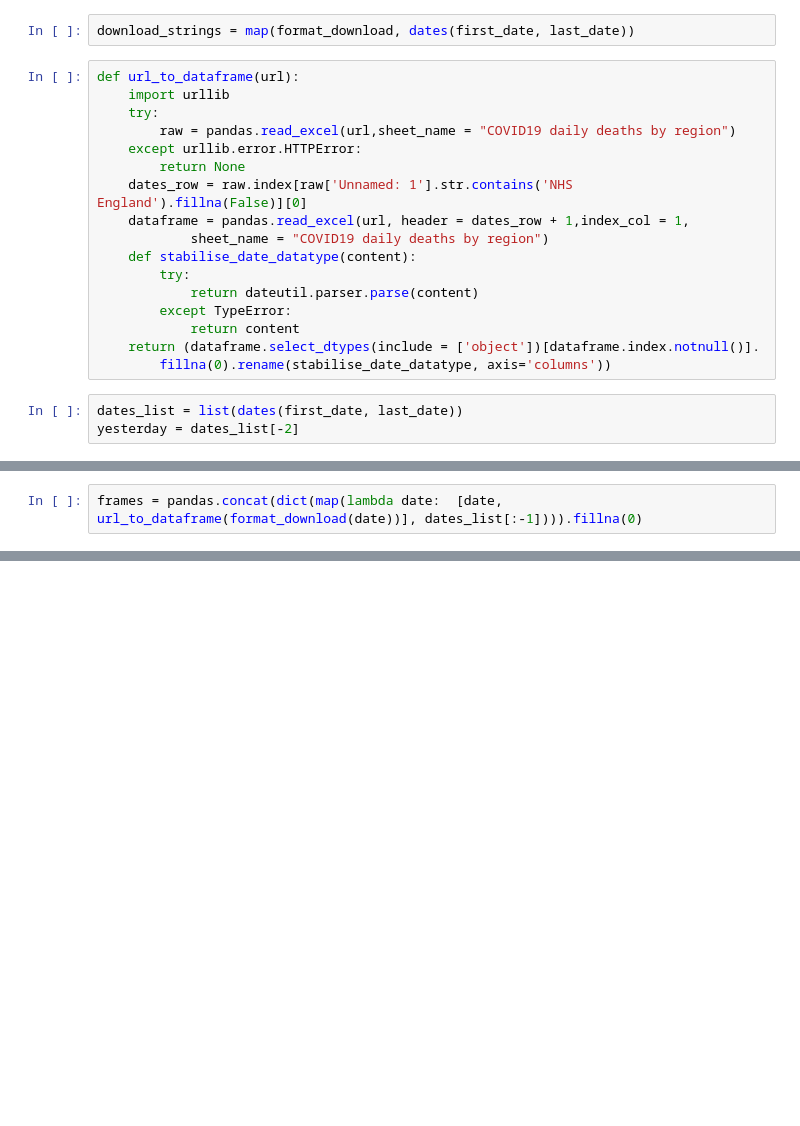
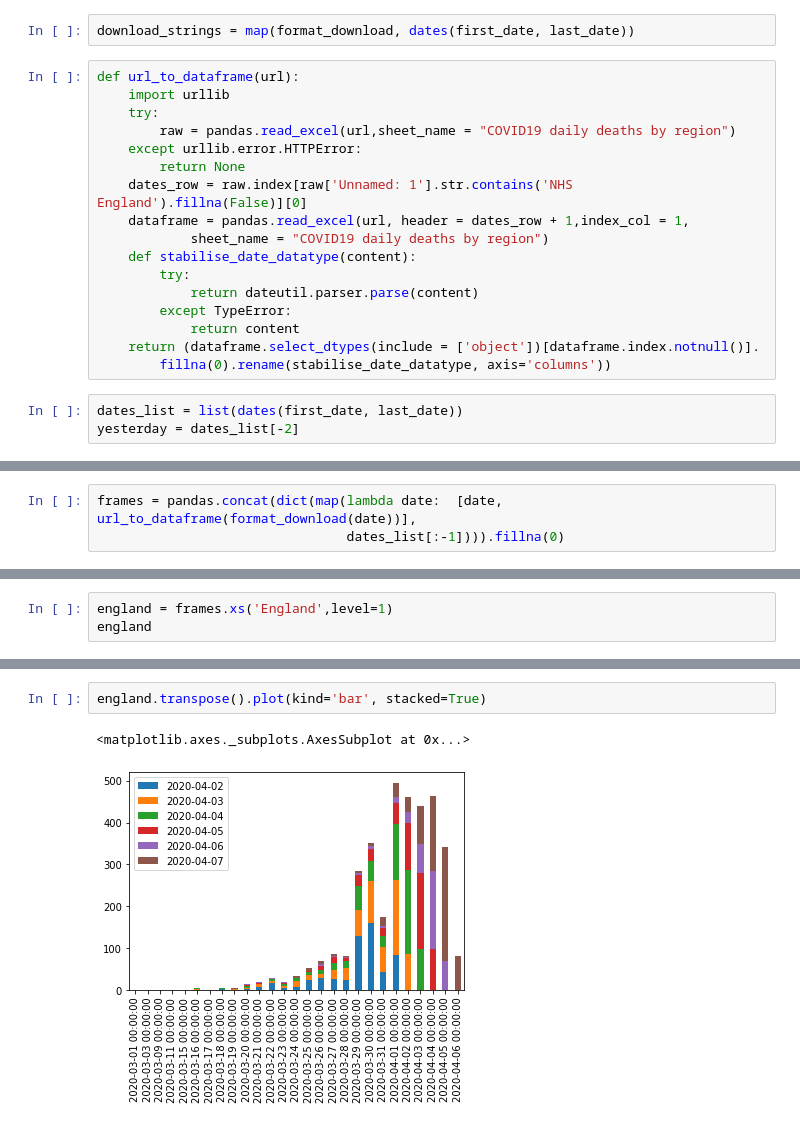
Before and after one commit to jamespjh/Covid19-Data-Personal, a Jupyter notebook: England_Covid19_Deaths_Datawrangling.ipynb, the cells around one changed output, grey strips where cells are left out. Drawn from its saved outputs; the diff is of its cells as text; blank space fills up the shorter version.

Commit message:
Add figure for England

```diff
--- a/England_Covid19_Deaths_Datawrangling.ipynb
+++ b/England_Covid19_Deaths_Datawrangling.ipynb
@@ -68,4 +68,5 @@ url_to_dataframe(format_download(dates_list[1]))
 | South East | 0 | 0 | 0 | 0 | 0 | 0 | 0 | ... |
 | South West | 0 | 0 | 0 | 0 | 1 | 0 | 2 | ... |
 # %%
-frames = pandas.concat(dict(map(lambda date:  [date, url_to_dataframe(format_download(date))], dates_list[:-1]))).fillna(0)
+frames = pandas.concat(dict(map(lambda date:  [date, url_to_dataframe(format_download(date))],
+                                dates_list[:-1]))).fillna(0)
@@ -93,0 +73,3 @@ frames
+# %%
+england = frames.xs('England',level=1)
+england
@@ -93,0 +85,5 @@ frames
+# %%
+england.transpose().plot(kind='bar', stacked=True)
+# %% [output]
+<matplotlib.axes._subplots.AxesSubplot at 0x...>
+[figure, added]
```
Also changed, not shown: parts of 2 cells of this notebook.
